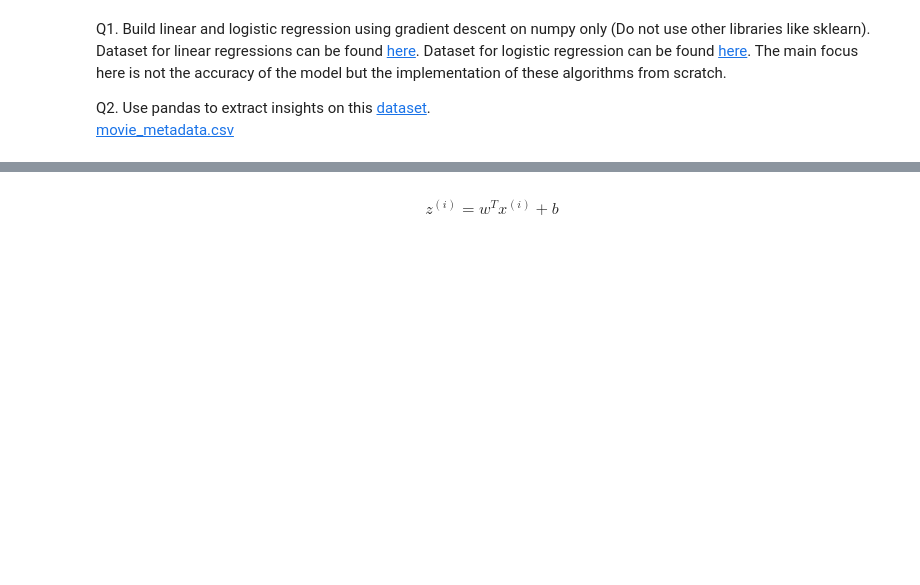
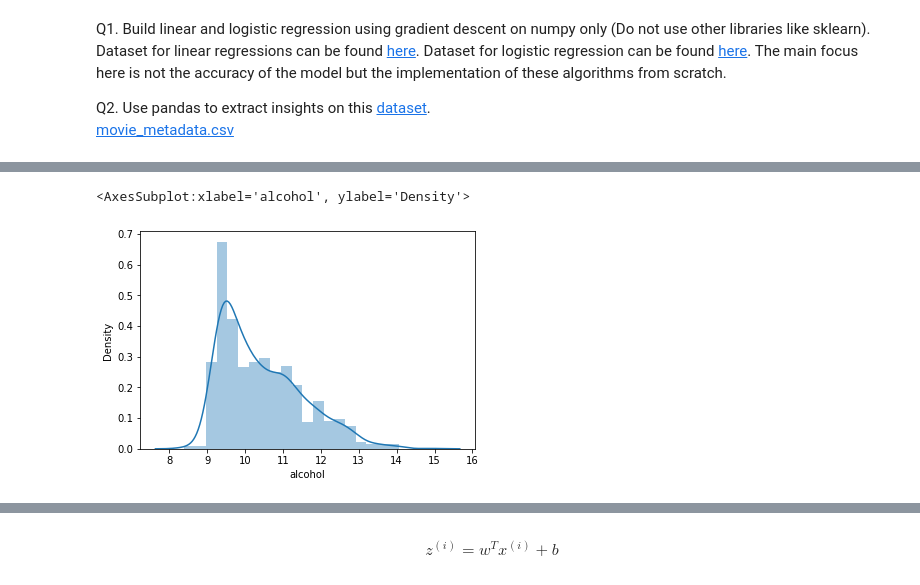
Before and after one commit to rahulponnusamyofficial/databeat-task, a Jupyter notebook: Databeat AI/ML/Machine Learning.ipynb, the cells around one changed output, grey strips where cells are left out. Cells and saved outputs as stored; diff of their text form; code cells hidden in the pictures; blank space fills up the shorter version.

```diff
--- a/Databeat AI/ML/Machine Learning.ipynb
+++ b/Databeat AI/ML/Machine Learning.ipynb
@@ -41,0 +95,5 @@ df
+# %%
+sns.distplot(df['alcohol'])
+# %% [output]
+<AxesSubplot:xlabel='alcohol', ylabel='Density'>
+[figure, added]
```
Also changed, not shown: parts of 67 cells of this notebook.
